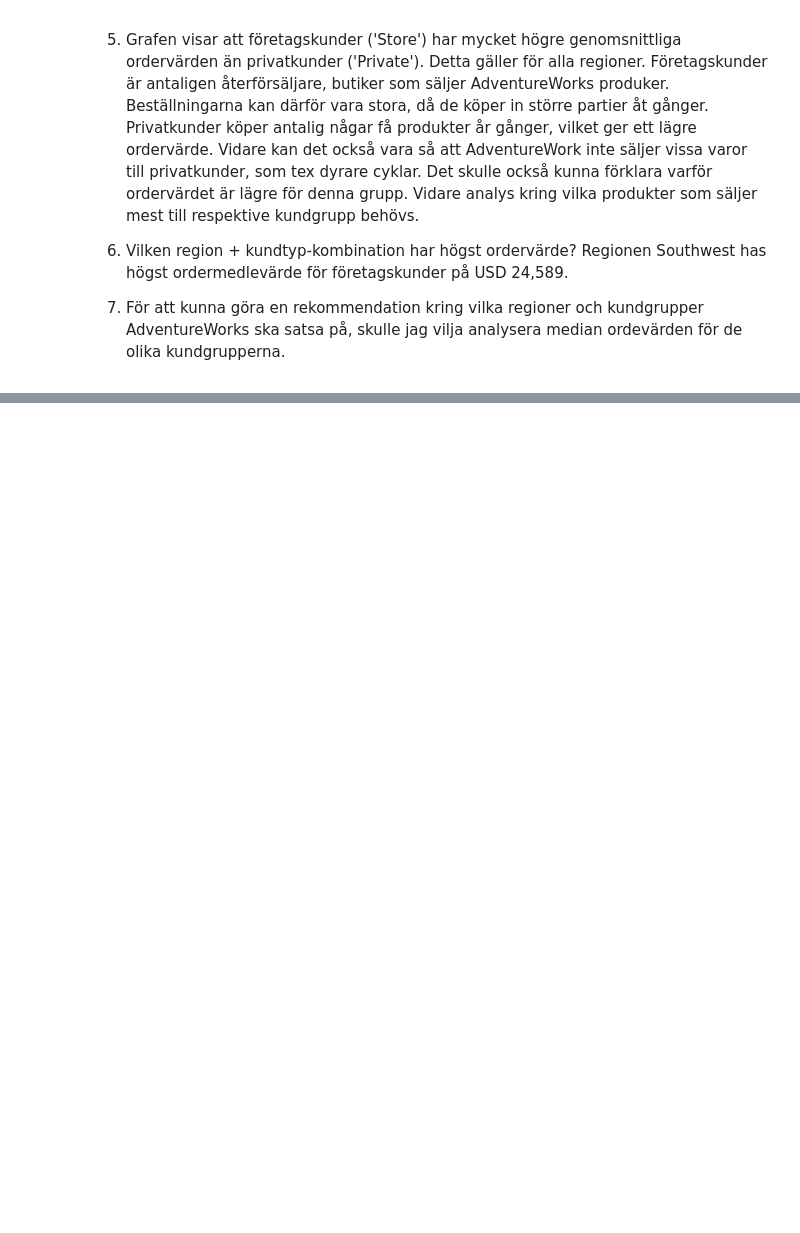
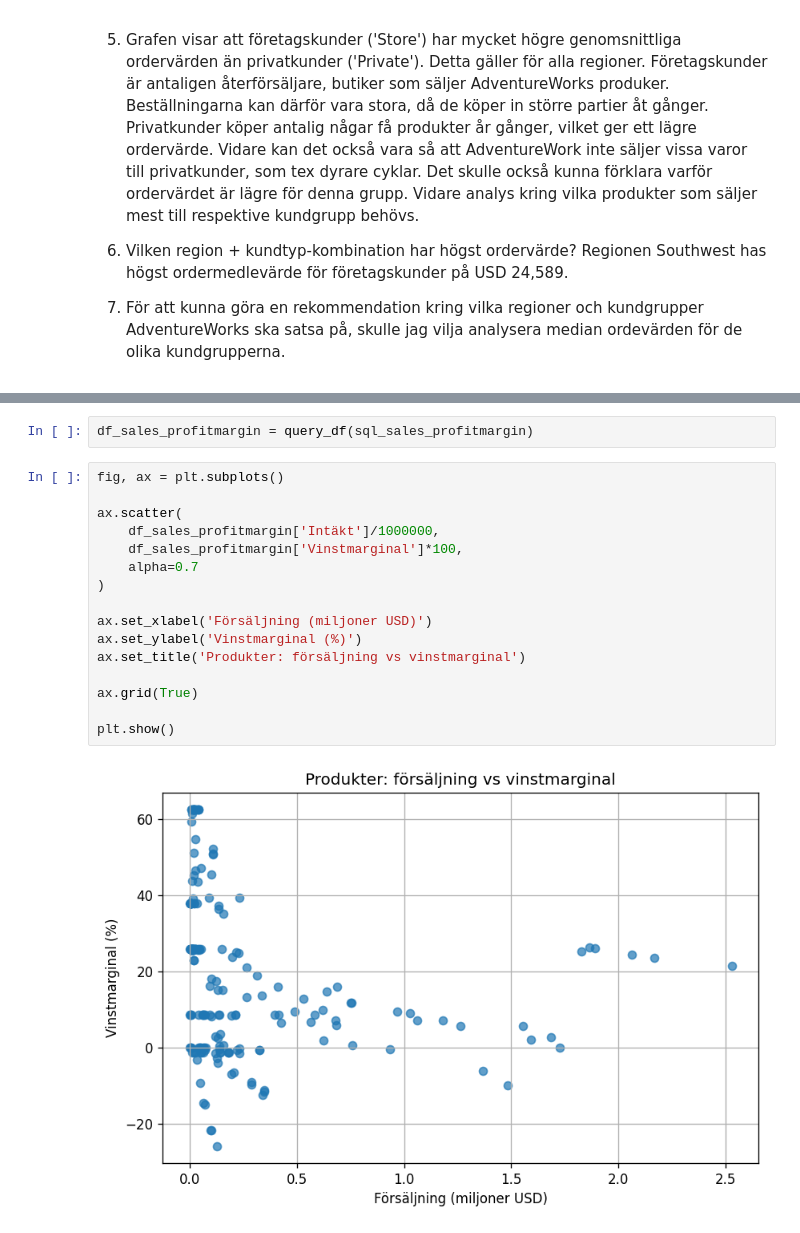
Before and after one commit to EliWei/SQL_uppgift_Dec25, a Jupyter notebook: Notebook.ipynb, the cells around one changed output, grey strips where cells are left out. Drawn from its saved outputs; the diff is of its cells as text; blank space fills up the shorter version.

```diff
--- a/Notebook.ipynb
+++ b/Notebook.ipynb
@@ -1102,0 +1053,20 @@ df_profitmargin_product
+# %%
+df_sales_profitmargin = query_df(sql_sales_profitmargin)
+# %%
+fig, ax = plt.subplots()
+
+ax.scatter(
+    df_sales_profitmargin['Intäkt']/1000000,
+    df_sales_profitmargin['Vinstmarginal']*100,
+    alpha=0.7
+)
+
+ax.set_xlabel('Försäljning (miljoner USD)')
+ax.set_ylabel('Vinstmarginal (%)')
+ax.set_title('Produkter: försäljning vs vinstmarginal')
+
+ax.grid(True)
+
+plt.show()
+# %% [output]
+[figure, added]
```
Also changed, not shown: parts of 17 cells of this notebook, 1 other file.
